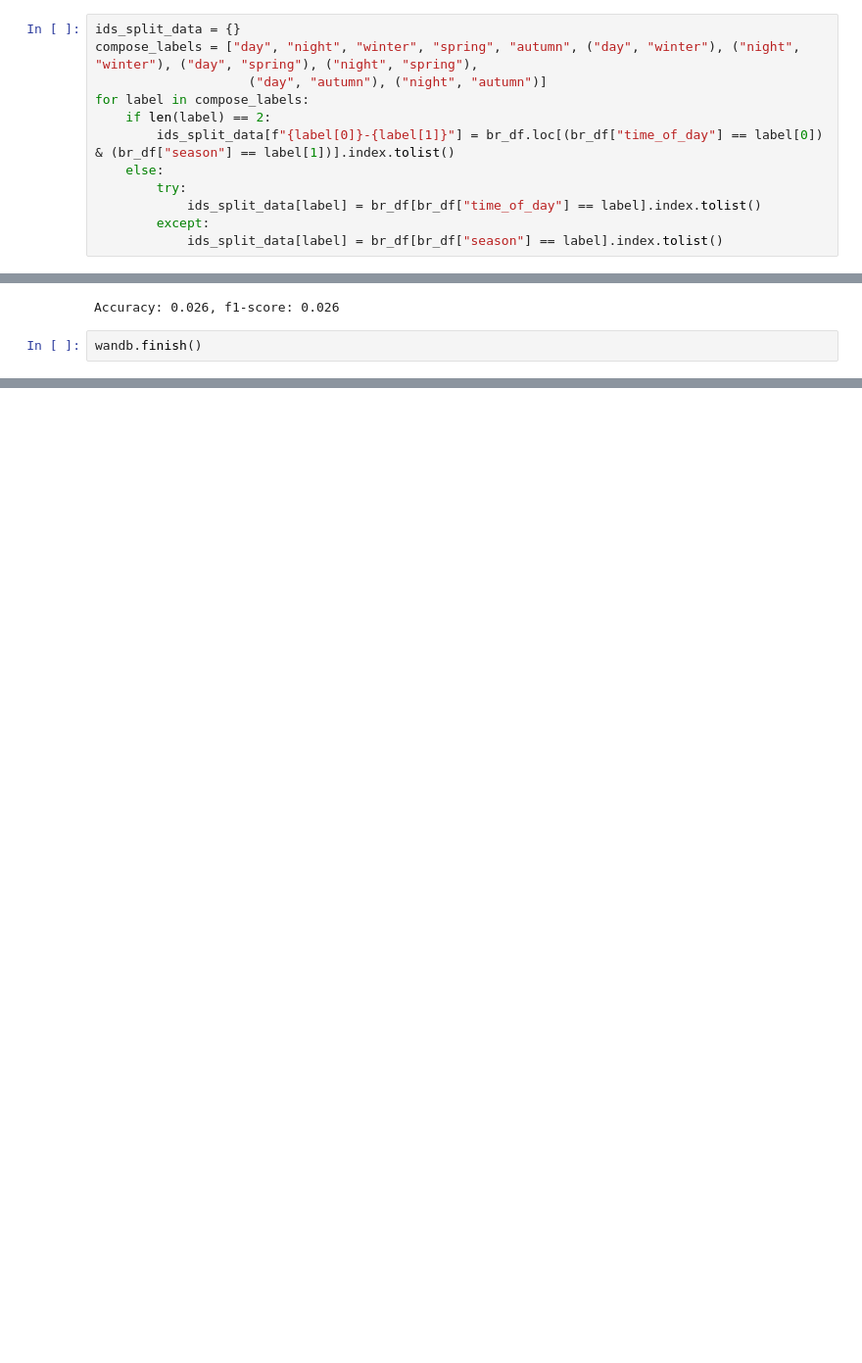
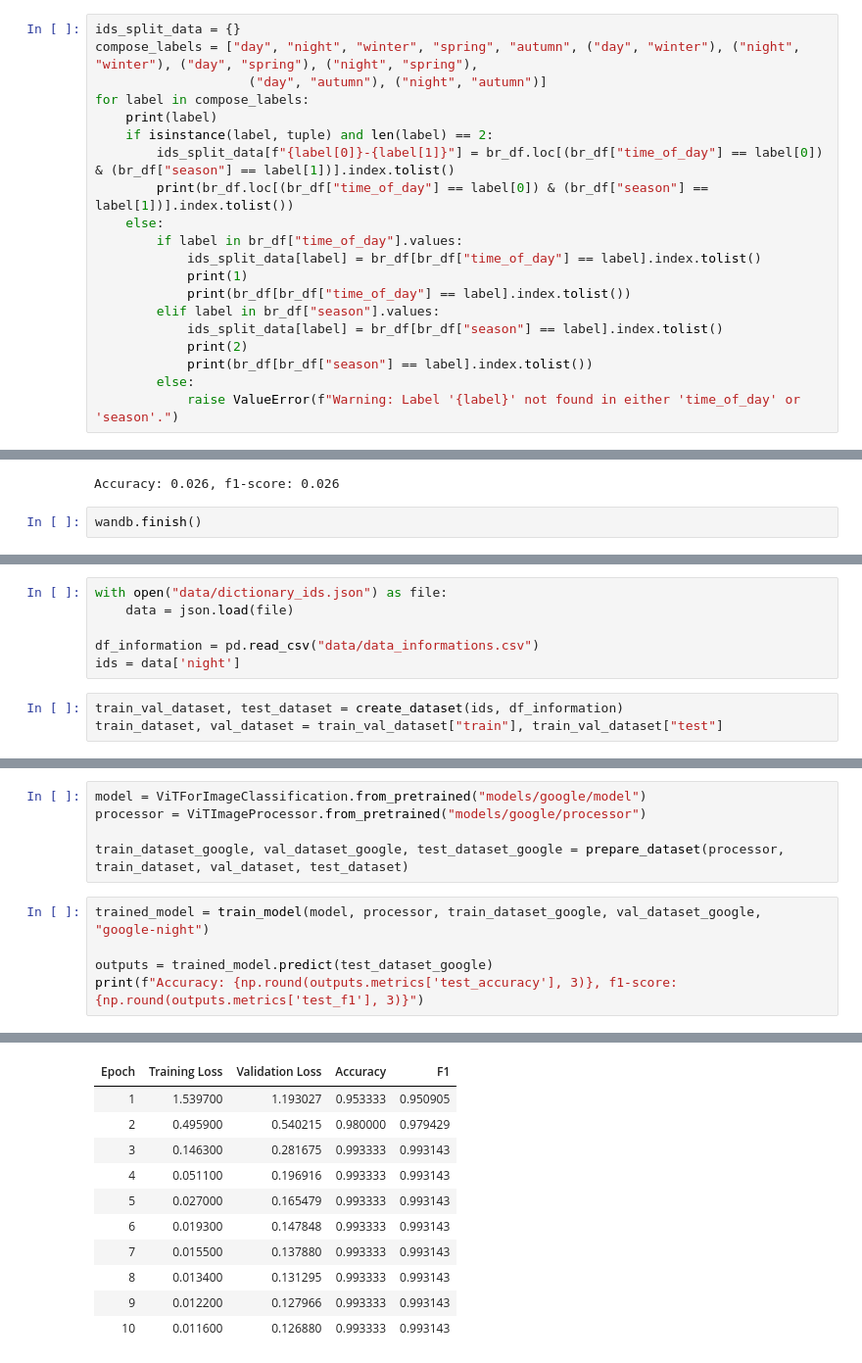
Before and after one commit to KacperUrban/Image_classification_VIT, a Jupyter notebook: main.ipynb, the cells around one changed output, grey strips where cells are left out. Shown at 98% size. Saved outputs shown, nothing was run; the diff lists cells and outputs as text; blank space fills up the shorter version.

Commit message:
Added training and test script

```diff
--- a/main.ipynb
+++ b/main.ipynb
@@ -82,10 +81,18 @@ ids_split_data = {}
 compose_labels = ["day", "night", "winter", "spring", "autumn", ("day", "winter"), ("night", "winter"), ("day", "spring"), ("night", "spring"),
                     ("day", "autumn"), ("night", "autumn")]
 for label in compose_labels:
-    if len(label) == 2:
+    print(label)
+    if isinstance(label, tuple) and len(label) == 2:
         ids_split_data[f"{label[0]}-{label[1]}"] = br_df.loc[(br_df["time_of_day"] == label[0]) & (br_df["season"] == label[1])].index.tolist()
+        print(br_df.loc[(br_df["time_of_day"] == label[0]) & (br_df["season"] == label[1])].index.tolist())
     else:
-        try:
+        if label in br_df["time_of_day"].values:
             ids_split_data[label] = br_df[br_df["time_of_day"] == label].index.tolist()
-        except:
+            print(1)
+            print(br_df[br_df["time_of_day"] == label].index.tolist())
+        elif label in br_df["season"].values:
             ids_split_data[label] = br_df[br_df["season"] == label].index.tolist()
+            print(2)
+            print(br_df[br_df["season"] == label].index.tolist())
+        else:
+            raise ValueError(f"Warning: Label '{label}' not found in either 'time_of_day' or 'season'.")
@@ -525,0 +552,9 @@ wandb.finish()
+# %%
+with open("data/dictionary_ids.json") as file:
+    data = json.load(file)
+
+df_information = pd.read_csv("data/data_informations.csv")
+ids = data['night']
+# %%
+train_val_dataset, test_dataset = create_dataset(ids, df_information)
+train_dataset, val_dataset = train_val_dataset["train"], train_val_dataset["test"]
@@ -525,0 +563,11 @@ wandb.finish()
+# %%
+model = ViTForImageClassification.from_pretrained("models/google/model")
+processor = ViTImageProcessor.from_pretrained("models/google/processor")
+
+train_dataset_google, val_dataset_google, test_dataset_google = prepare_dataset(processor, train_dataset, val_dataset, test_dataset)
+# %%
+trained_model = train_model(model, processor, train_dataset_google, val_dataset_google, "google-night")
+
+outputs = trained_model.predict(test_dataset_google)
+print(f"Accuracy: {np.round(outputs.metrics['test_accuracy'], 3)}, f1-score: {np.round(outputs.metrics['test_f1'], 3)}")
+# %% [output]
@@ -525,0 +581,11 @@ wandb.finish()
+| Epoch | Training Loss | Validation Loss | Accuracy | F1 |
+| 1 | 1.539700 | 1.193027 | 0.953333 | 0.950905 |
+| 2 | 0.495900 | 0.540215 | 0.980000 | 0.979429 |
+| 3 | 0.146300 | 0.281675 | 0.993333 | 0.993143 |
+| 4 | 0.051100 | 0.196916 | 0.993333 | 0.993143 |
+| 5 | 0.027000 | 0.165479 | 0.993333 | 0.993143 |
+| 6 | 0.019300 | 0.147848 | 0.993333 | 0.993143 |
+| 7 | 0.015500 | 0.137880 | 0.993333 | 0.993143 |
+| 8 | 0.013400 | 0.131295 | 0.993333 | 0.993143 |
+| 9 | 0.012200 | 0.127966 | 0.993333 | 0.993143 |
+| 10 | 0.011600 | 0.126880 | 0.993333 | 0.993143 |
```
Also changed, not shown: parts of 19 cells of this notebook, 2 other files.
